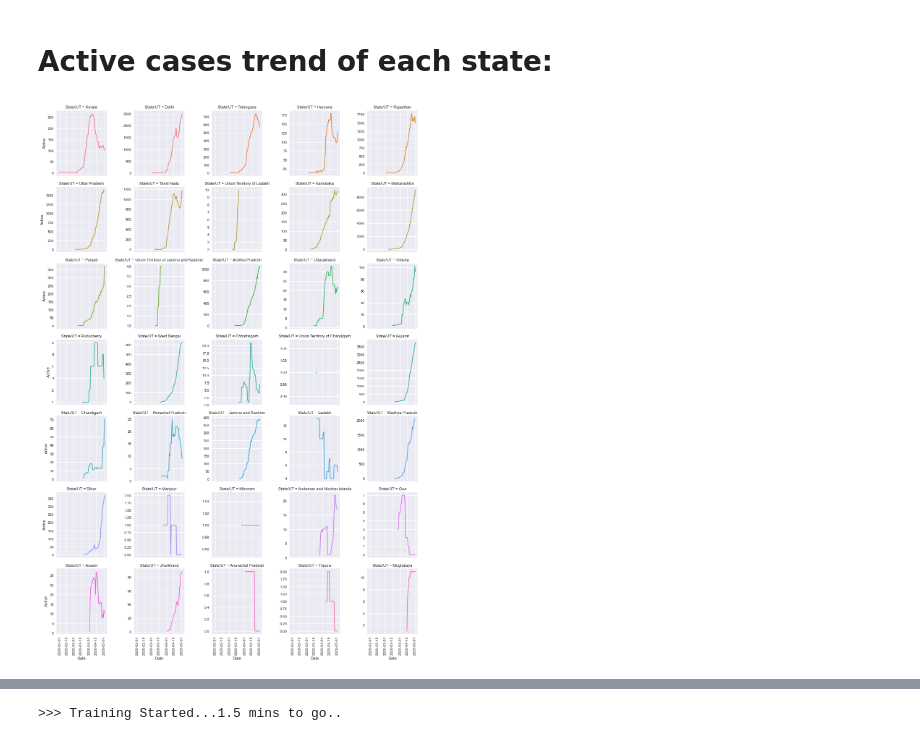
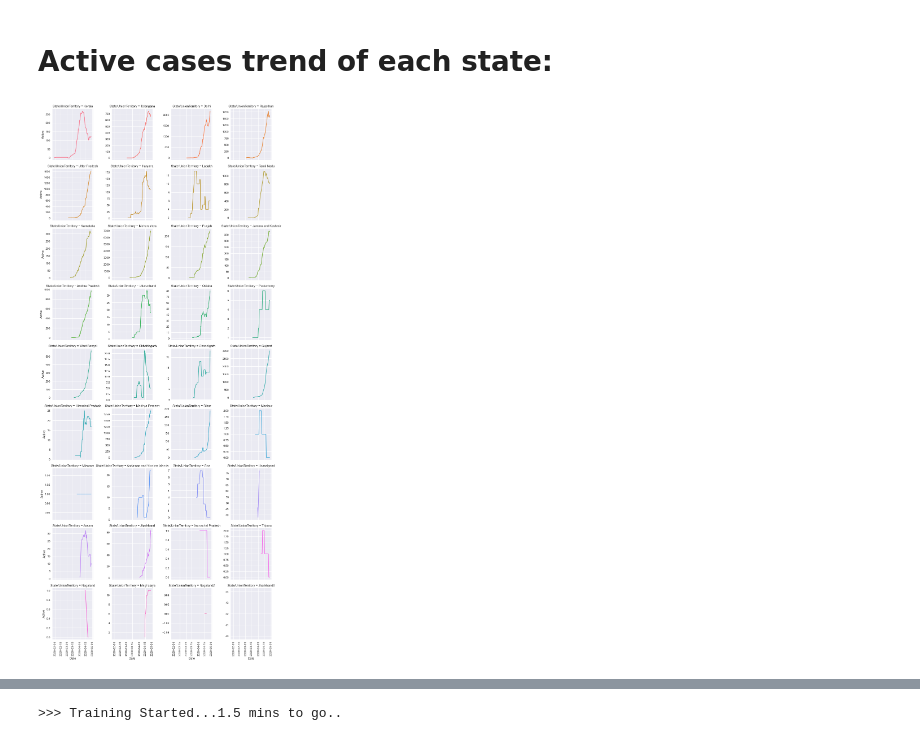
Before and after one commit to TheSarathChandra/COVID-19, a Jupyter notebook: UsingNeuralNetwork.ipynb, the cells around one changed output, grey strips where cells are left out. Cells and saved outputs as stored; diff of their text form; code cells hidden in the pictures.

```diff
--- a/UsingNeuralNetwork.ipynb
+++ b/UsingNeuralNetwork.ipynb
@@ -27,7 +27,7 @@ from keras_tqdm import TQDMNotebookCallback
 from tqdm.keras import TqdmCallback
 
 df = pd.read_csv('Datasets/covid_19_india.csv')
-df1 = pd.read_csv('Datasets/complete.csv', parse_dates=['Date'])
+df1 = df
 
 df.head()
 # %% [output]
@@ -95,8 +95,3 @@ df
 | 1412 | 1413 | 2020-04-28 | 5:00 PM | Uttar Pradesh | - | - | 400 | ... |
 | 1413 | 1414 | 2020-04-28 | 5:00 PM | West Bengal | - | - | 109 | ... |
 1414 rows × 10 columns
-# %%
-df1.drop(df1.iloc[: ,2:4],axis=1,inplace=True)
-df1.drop(['Longitude','Latitude'],axis=1,inplace=True)
-
-df1
@@ -117,9 +97,0 @@ df1
-# %%
-# rename columns
-df1.columns = ['Date', 'State/UT', 'Cured', 'Deaths','Confirmed']
-
-df1['Active'] = df1['Confirmed'] - df1['Deaths'] - df1['Cured']
-df1['Mortality rate'] = df1['Deaths']/df1['Confirmed']
-df1['Recovery rate'] = df1['Cured']/df1['Confirmed']
-
-df1
@@ -141,13 +117,13 @@ df1
 # Active cases trend of each state:
 # %%
 plt.style.use('seaborn')
-g = sns.FacetGrid(df1, col="State/UT", hue="State/UT",
-                  sharey=False, col_wrap=5)
+g = sns.FacetGrid(df1, col="State/UnionTerritory", hue="State/UnionTerritory",
+                  sharey=False, col_wrap=4)
 g = g.map(plt.plot, "Date", "Active")
 g.set_xticklabels(rotation=90)
 plt.show()
 # %% [output]
-[figure, old version]
+[figure, new version]
 # %%
 df = df.sort_values(by=['Day'])
 df.drop(df.iloc[:, 0:8], inplace = True, axis = 1)
```
Also changed, not shown: parts of 8 cells of this notebook, 1 other file.
